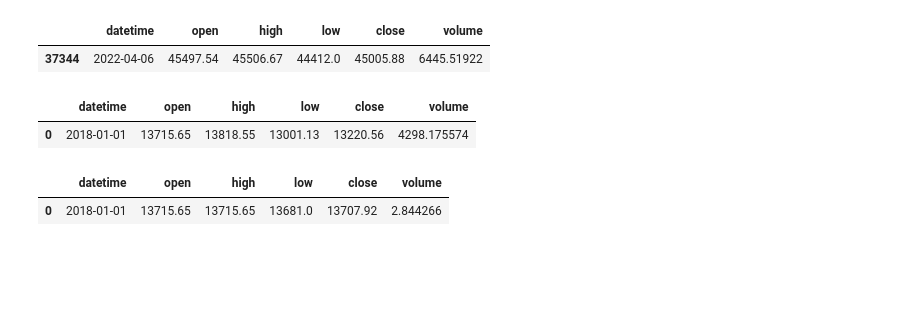
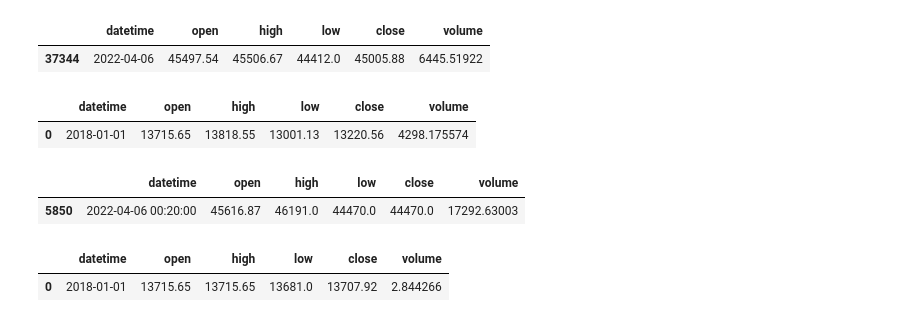
Before and after one commit to pgradz/ml_investing_wne, a Jupyter notebook: src/ml_investing_wne/notebooks/charts.ipynb, the cells around one changed output. Saved outputs shown, nothing was run; the diff lists cells and outputs as text; code cells hidden in the pictures; blank space fills up the shorter version.

```diff
--- a/src/ml_investing_wne/notebooks/charts.ipynb
+++ b/src/ml_investing_wne/notebooks/charts.ipynb
@@ -59,6 +51,12 @@ btc_720_min.head(1)
 # %% [output]
 |  | datetime | open | high | low | close | volume |
 | 0 | 2018-01-01 | 13715.65 | 13818.55 | 13001.13 | 13220.56 | 4298.175574 |
+# %%
+btc_range_subset = btc_range.loc[(btc_range['datetime'] >= date_start) & (btc_range['datetime'] <= date_end)]
+btc_range_subset.head(1)
+# %% [output]
+|  | datetime | open | high | low | close | volume |
+| 5850 | 2022-04-06 00:20:00 | 45616.87 | 46191.0 | 44470.0 | 44470.0 | 17292.63003 |
 # %%
 btc_1_min_subset = btc_1_min.loc[(btc_1_min['datetime'] >= date_start) & (btc_1_min['datetime'] <= date_end)]
 # %%
```
Also changed, not shown: parts of 35 cells of this notebook, 6 other files.
